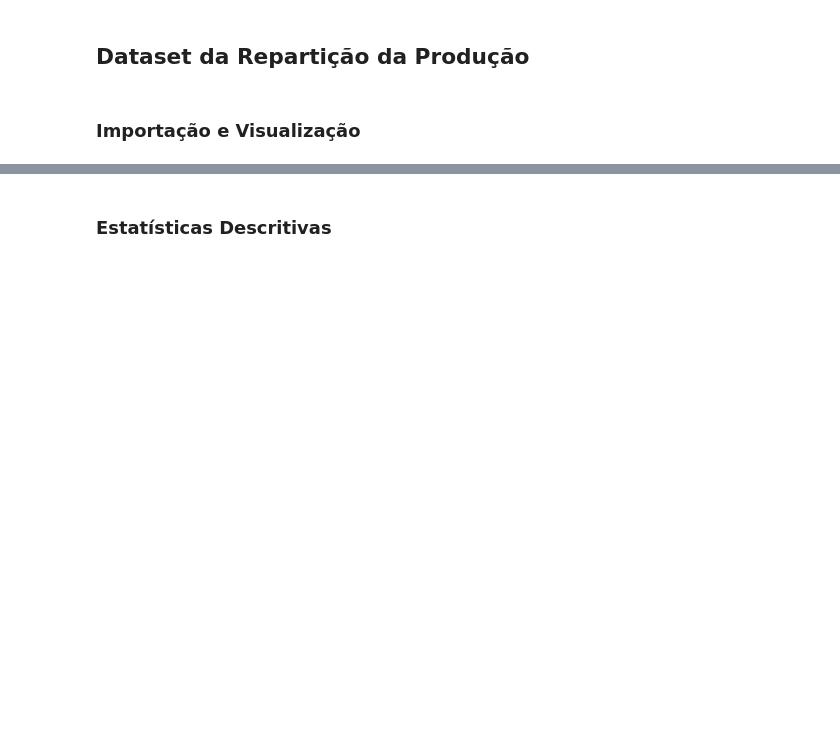
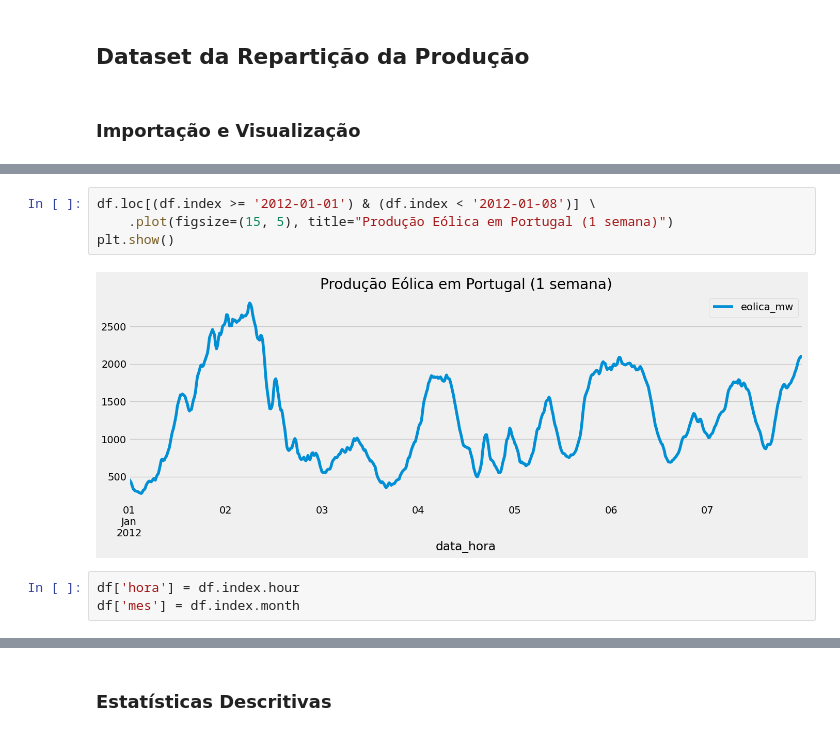
Before and after one commit to tjpoa/wind-energy-forecast, a Jupyter notebook: notebooks/EDA.ipynb, the cells around one changed output, grey strips where cells are left out. Drawn from its saved outputs; the diff is of its cells as text; blank space fills up the shorter version.

```diff
--- a/notebooks/EDA.ipynb
+++ b/notebooks/EDA.ipynb
@@ -36,0 +39,9 @@ print(df.head())
+# %%
+df.loc[(df.index >= '2012-01-01') & (df.index < '2012-01-08')] \
+    .plot(figsize=(15, 5), title="Produção Eólica em Portugal (1 semana)")
+plt.show()
+# %% [output]
+[figure, added]
+# %%
+df['hora'] = df.index.hour
+df['mes'] = df.index.month
```
Also changed, not shown: parts of 69 cells of this notebook, 7 other files.
